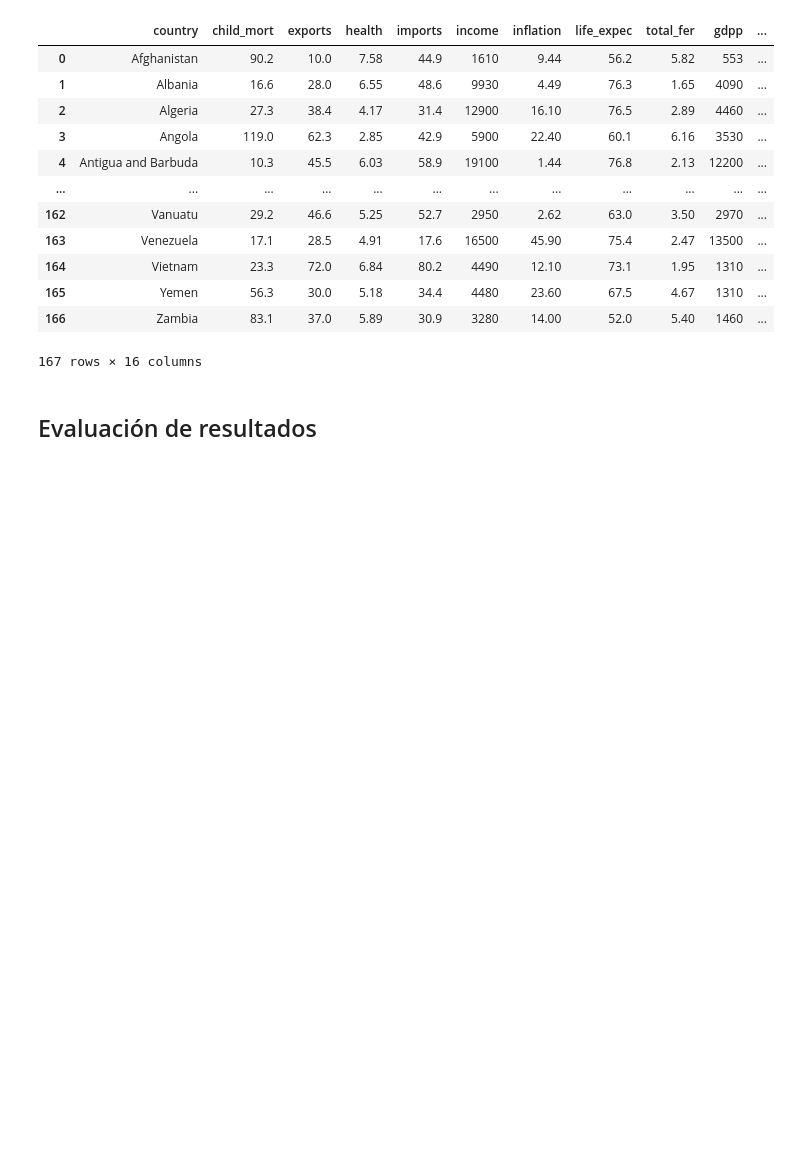
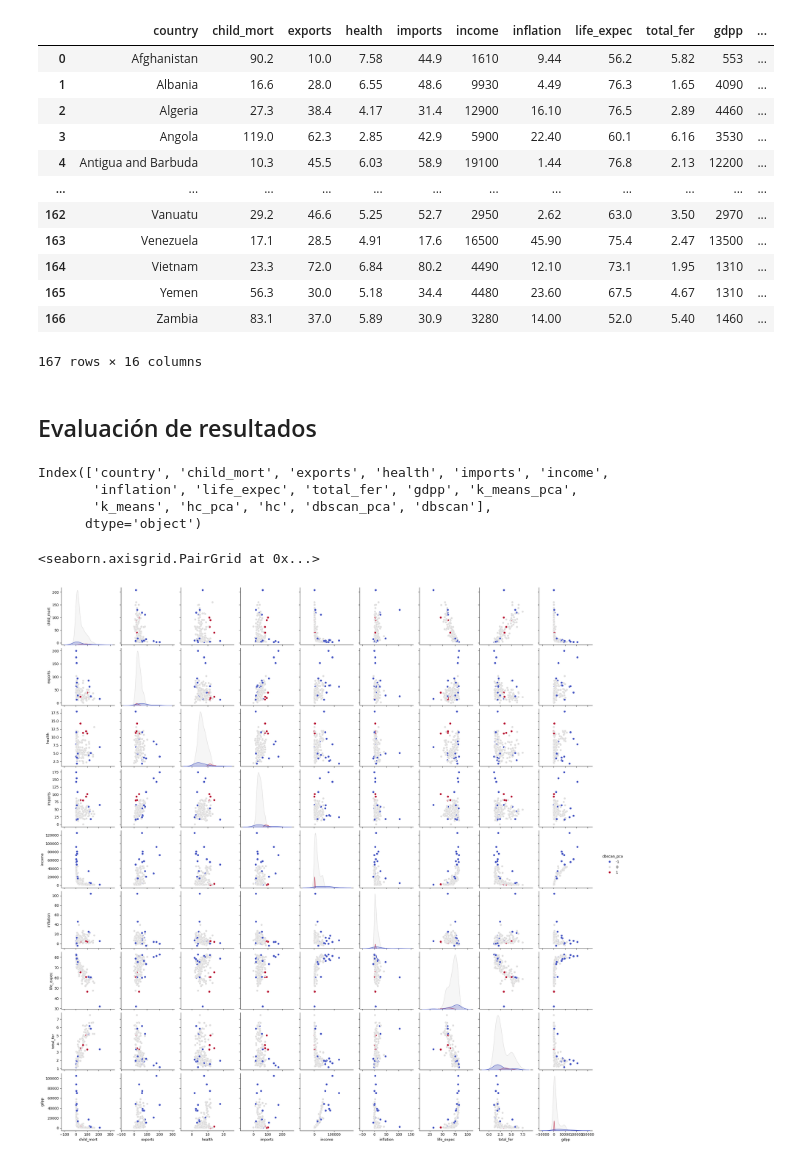
Before and after one commit to Patchwtf/MachineLearningProyects, a Jupyter notebook: Clustering/proyecto_countries_clustering.ipynb, the cells around one changed output. Cells and saved outputs as stored; diff of their text form; code cells hidden in the pictures; blank space fills up the shorter version.

```diff
--- a/Clustering/proyecto_countries_clustering.ipynb
+++ b/Clustering/proyecto_countries_clustering.ipynb
@@ -423,3 +423,10 @@ df_country
 167 rows × 16 columns
 # %% [markdown]
 ## Evaluación de resultados
+# %%
+df_country.columns
+# %% [output]
+Index(['country', 'child_mort', 'exports', 'health', 'imports', 'income',
+       'inflation', 'life_expec', 'total_fer', 'gdpp', 'k_means_pca',
+       'k_means', 'hc_pca', 'hc', 'dbscan_pca', 'dbscan'],
+      dtype='object')
@@ -425,0 +436,6 @@ df_country
+# %%
+sns.pairplot(data=df_country[['child_mort', 'exports', 'health', 'imports', 'income',
+       'inflation', 'life_expec', 'total_fer', 'gdpp', 'dbscan_pca']], hue='dbscan_pca', palette='coolwarm')
+# %% [output]
+<seaborn.axisgrid.PairGrid at 0x...>
+[figure, added]
```
Also changed, not shown: parts of 3 cells of this notebook.
